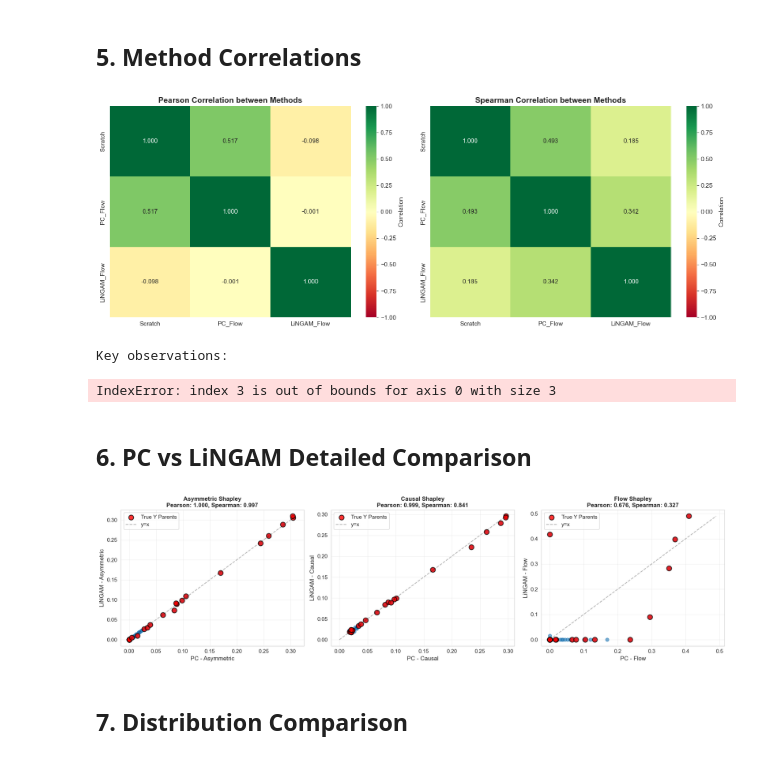
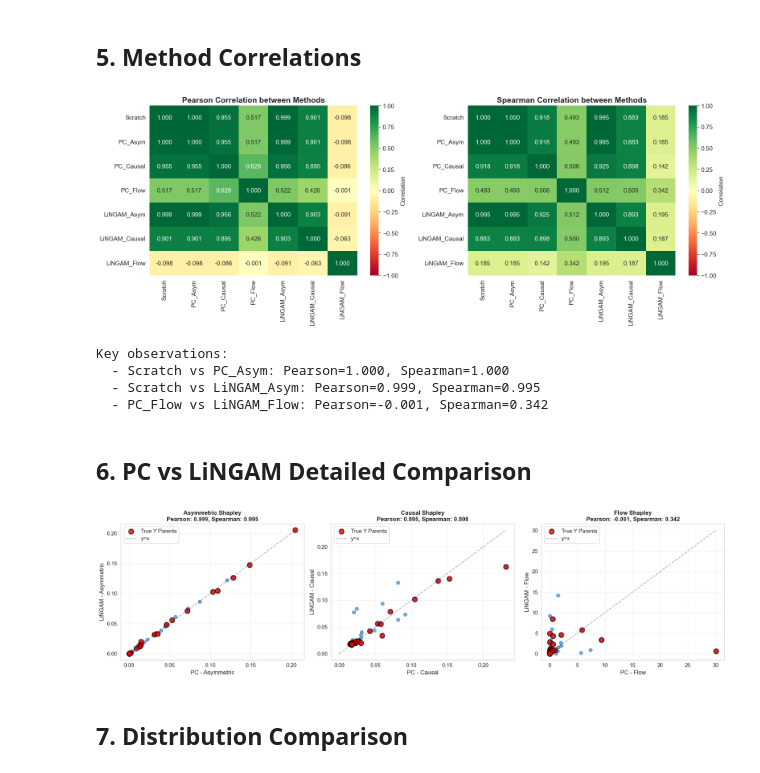
Before and after one commit to juanriosg12/master_thesis, a Jupyter notebook: visualizations/step6_pc_vs_lingam_analysis.ipynb, the cells around one changed output. Cells and saved outputs as stored; diff of their text form; code cells hidden in the pictures.

Commit message:
fix: update shapley flows to fix the averaging of attribution

```diff
--- a/visualizations/step6_pc_vs_lingam_analysis.ipynb
+++ b/visualizations/step6_pc_vs_lingam_analysis.ipynb
@@ -86,29 +86,29 @@ scratch_values = np.load(scratch_path)
 scratch_importance = np.abs(scratch_values).mean(axis=0)
 
 # PC methods
-# pc_asym_path = base_path / 'pc' / 'asymmetric' / 'shapley_values.npy'
-# pc_causal_path = base_path / 'pc' / 'causal' / 'shapley_values.npy'
+pc_asym_path = base_path / 'pc' / 'asymmetric' / 'shapley_values.npy'
+pc_causal_path = base_path / 'pc' / 'causal' / 'shapley_values.npy'
 pc_flow_path = base_path / 'pc' / 'flow' / 'shapley_values.npy'
 
-# pc_asym_values = np.load(pc_asym_path)
-# pc_causal_values = np.load(pc_causal_path)
+pc_asym_values = np.load(pc_asym_path)
+pc_causal_values = np.load(pc_causal_path)
 pc_flow_values = np.load(pc_flow_path)
 
-# pc_asym_importance = np.abs(pc_asym_values).mean(axis=0)
-# pc_causal_importance = np.abs(pc_causal_values).mean(axis=0)
+pc_asym_importance = np.abs(pc_asym_values).mean(axis=0)
+pc_causal_importance = np.abs(pc_causal_values).mean(axis=0)
 pc_flow_importance = np.abs(pc_flow_values).mean(axis=0)
 
 # LiNGAM methods
-# lingam_asym_path = base_path / 'lingam' / 'asymmetric' / 'shapley_values.npy'
-# lingam_causal_path = base_path / 'lingam' / 'causal' / 'shapley_values.npy'
+lingam_asym_path = base_path / 'lingam' / 'asymmetric' / 'shapley_values.npy'
+lingam_causal_path = base_path / 'lingam' / 'causal' / 'shapley_values.npy'
 lingam_flow_path = base_path / 'lingam' / 'flow' / 'shapley_values.npy'
 
-# lingam_asym_values = np.load(lingam_asym_path)
-# lingam_causal_values = np.load(lingam_causal_path)
+lingam_asym_values = np.load(lingam_asym_path)
+lingam_causal_values = np.load(lingam_causal_path)
 lingam_flow_values = np.load(lingam_flow_path)
 
-# lingam_asym_importance = np.abs(lingam_asym_values).mean(axis=0)
-# lingam_causal_importance = np.abs(lingam_causal_values).mean(axis=0)
+lingam_asym_importance = np.abs(lingam_asym_values).mean(axis=0)
+lingam_causal_importance = np.abs(lingam_causal_values).mean(axis=0)
 lingam_flow_importance = np.abs(lingam_flow_values).mean(axis=0)
 
 print("✓ Loaded SHAP values for all methods")
@@ -208,11 +208,11 @@ Detailed comparison for Top 10 features:
 # Calculate correlations between all methods
 methods = {
     'Scratch': scratch_importance,
-    # 'PC_Asym': pc_asym_importance,
-    # 'PC_Causal': pc_causal_importance,
+    'PC_Asym': pc_asym_importance,
+    'PC_Causal': pc_causal_importance,
     'PC_Flow': pc_flow_importance,
-    # 'LiNGAM_Asym': lingam_asym_importance,
-    # 'LiNGAM_Causal': lingam_causal_importance,
+    'LiNGAM_Asym': lingam_asym_importance,
+    'LiNGAM_Causal': lingam_causal_importance,
     'LiNGAM_Flow': lingam_flow_importance,
 }
 
@@ -222,39 +222,41 @@ n_methods = len(method_names)
 corr_matrix_pearson = np.zeros((n_methods, n_methods))
 corr_matrix_spearman = np.zeros((n_methods, n_methods))
 
 for i, method1 in enumerate(method_names):
     for j, method2 in enumerate(method_names):
         pearson_corr, _ = pearsonr(methods[method1], methods[method2])
         spearman_corr, _ = spearmanr(methods[method1], methods[method2])
         corr_matrix_pearson[i, j] = pearson_corr
         corr_matrix_spearman[i, j] = spearman_corr
 
 # Plot correlation heatmaps
 fig, axes = plt.subplots(1, 2, figsize=(16, 6))
 
 # Pearson correlation
 sns.heatmap(corr_matrix_pearson, annot=True, fmt='.3f', cmap='RdYlGn', center=0,
             xticklabels=method_names, yticklabels=method_names,
             vmin=-1, vmax=1, ax=axes[0], cbar_kws={'label': 'Correlation'})
 axes[0].set_title('Pearson Correlation between Methods', fontsize=14, fontweight='bold')
 
 # Spearman correlation
 sns.heatmap(corr_matrix_spearman, annot=True, fmt='.3f', cmap='RdYlGn', center=0,
             xticklabels=method_names, yticklabels=method_names,
             vmin=-1, vmax=1, ax=axes[1], cbar_kws={'label': 'Correlation'})
 axes[1].set_title('Spearman Correlation between Methods', fontsize=14, fontweight='bold')
 
 plt.tight_layout()
 plt.show()
 
 print("\nKey observations:")
-# print(f"  - Scratch vs PC_Asym: Pearson={corr_matrix_pearson[0, 1]:.3f}, Spearman={corr_matrix_spearman[0, 1]:.3f}")
-# print(f"  - Scratch vs LiNGAM_Asym: Pearson={corr_matrix_pearson[0, 4]:.3f}, Spearman={corr_matrix_spearman[0, 4]:.3f}")
-# print(f"  - PC_Flow vs LiNGAM_Flow: Pearson={corr_matrix_pearson[3, 6]:.3f}, Spearman={corr_matrix_spearman[3, 6]:.3f}")
+print(f"  - Scratch vs PC_Asym: Pearson={corr_matrix_pearson[0, 1]:.3f}, Spearman={corr_matrix_spearman[0, 1]:.3f}")
+print(f"  - Scratch vs LiNGAM_Asym: Pearson={corr_matrix_pearson[0, 4]:.3f}, Spearman={corr_matrix_spearman[0, 4]:.3f}")
+print(f"  - PC_Flow vs LiNGAM_Flow: Pearson={corr_matrix_pearson[3, 6]:.3f}, Spearman={corr_matrix_spearman[3, 6]:.3f}")
 # %% [output]
-[figure, old version]
+[figure, new version]
 Key observations:
+  - Scratch vs PC_Asym: Pearson=1.000, Spearman=1.000
+  - Scratch vs LiNGAM_Asym: Pearson=0.999, Spearman=0.995
+  - PC_Flow vs LiNGAM_Flow: Pearson=-0.001, Spearman=0.342
-IndexError: index 3 is out of bounds for axis 0 with size 3
 # %% [markdown]
 ## 6. PC vs LiNGAM Detailed Comparison
 # %%
@@ -294,7 +296,7 @@ for ax, (method_name, pc_imp, lingam_imp) in zip(axes, comparisons):
 plt.tight_layout()
 plt.show()
 # %% [output]
-[figure, old version]
+[figure, new version]
 # %% [markdown]
 ## 7. Distribution Comparison
 # %%
```
Also changed, not shown: parts of 9 cells of this notebook, 18 other files.
